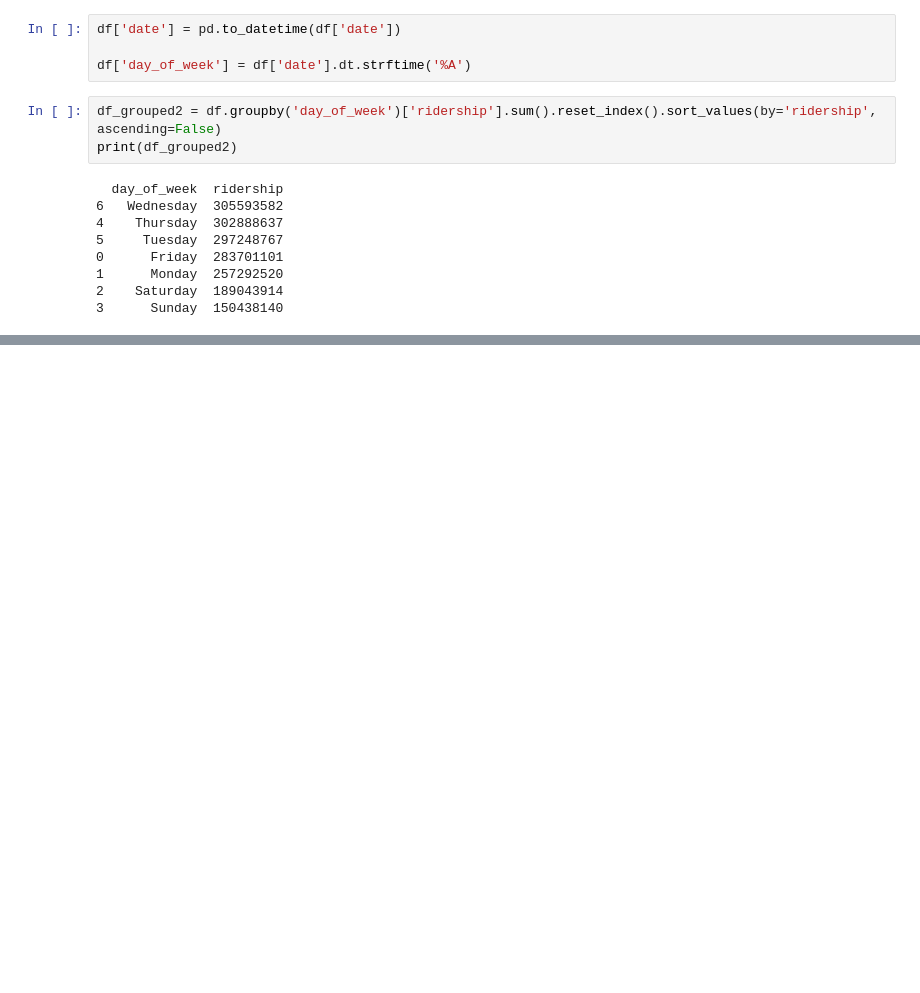
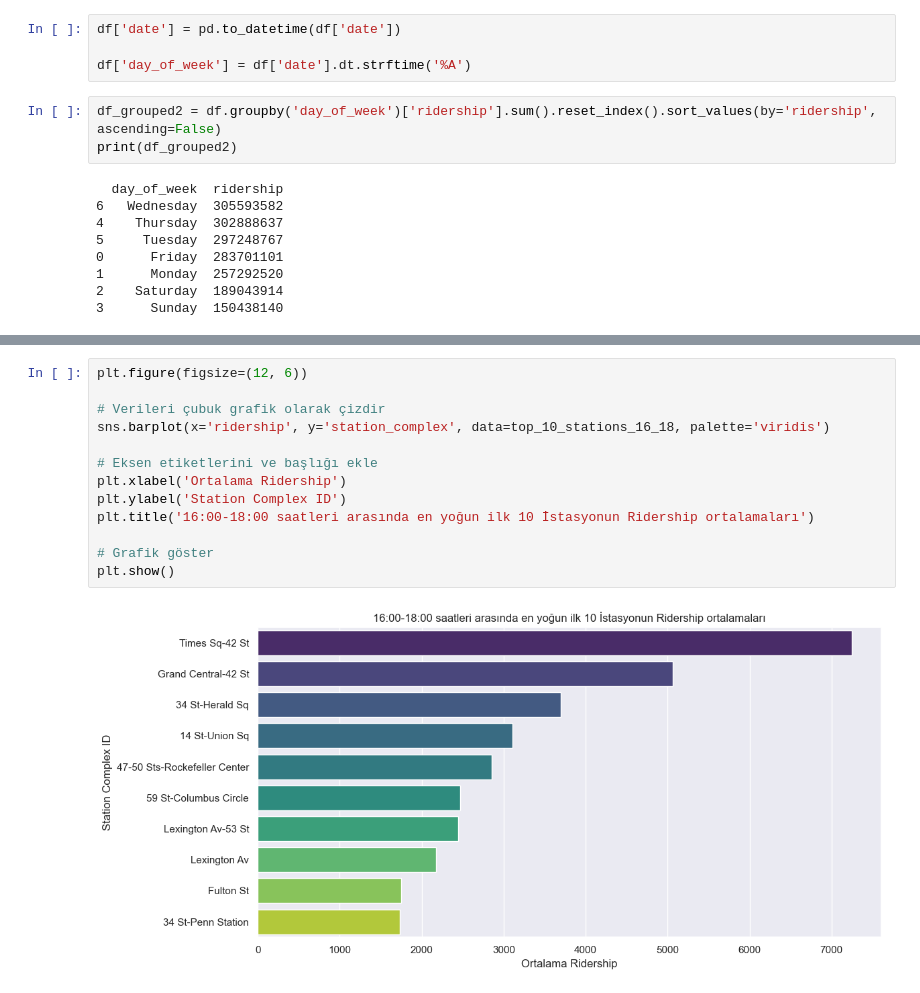
Before and after one commit to umutarsln/IDSA-Project1, a Jupyter notebook: Ahmet/EDA_1.ipynb, the cells around one changed output, grey strips where cells are left out. Cells and saved outputs as stored; diff of their text form; blank space fills up the shorter version.

```diff
--- a/Ahmet/EDA_1.ipynb
+++ b/Ahmet/EDA_1.ipynb
@@ -75,0 +293,15 @@ df.head()
+# %%
+plt.figure(figsize=(12, 6))
+
+# Verileri çubuk grafik olarak çizdir
+sns.barplot(x='ridership', y='station_complex', data=top_10_stations_16_18, palette='viridis')
+
+# Eksen etiketlerini ve başlığı ekle
+plt.xlabel('Ortalama Ridership')
+plt.ylabel('Station Complex ID')
+plt.title('16:00-18:00 saatleri arasında en yoğun ilk 10 İstasyonun Ridership ortalamaları')
+
+# Grafik göster
+plt.show()
+# %% [output]
+[figure, added]
```
Also changed, not shown: parts of 22 cells of this notebook.
